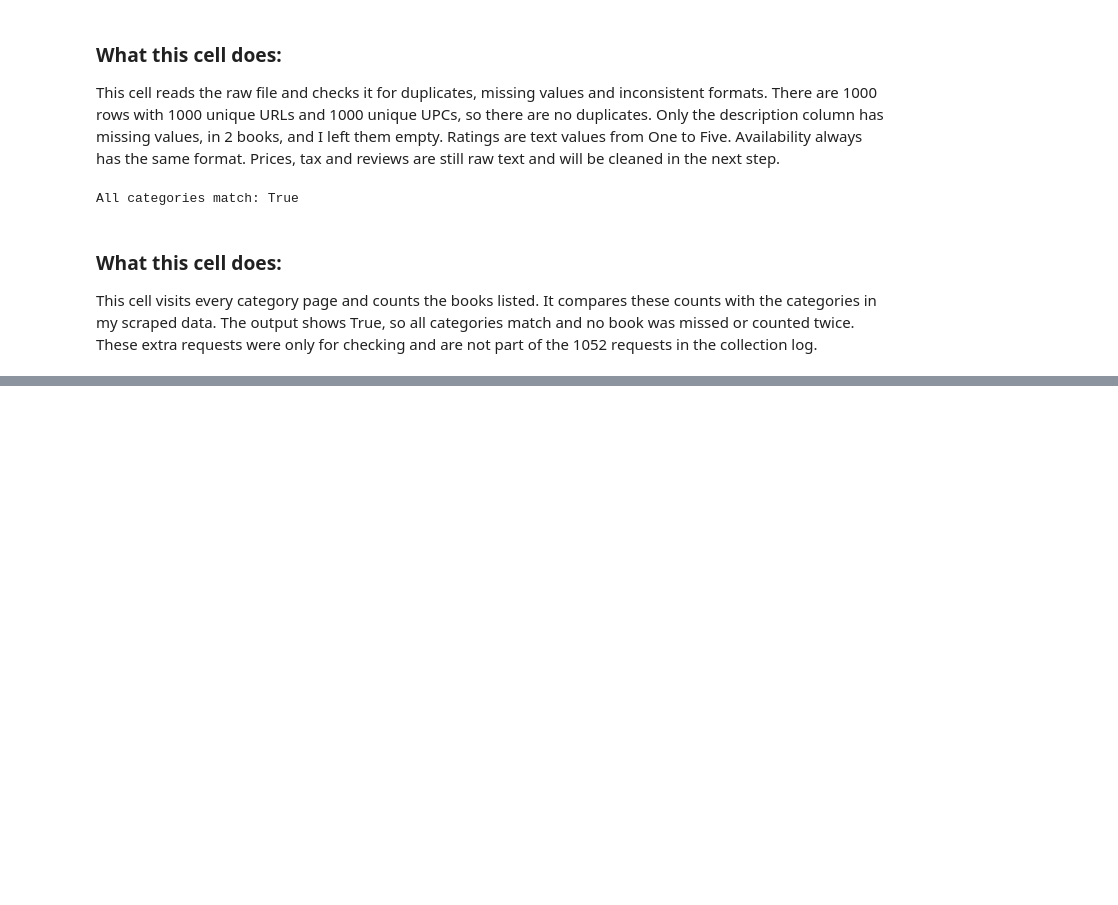
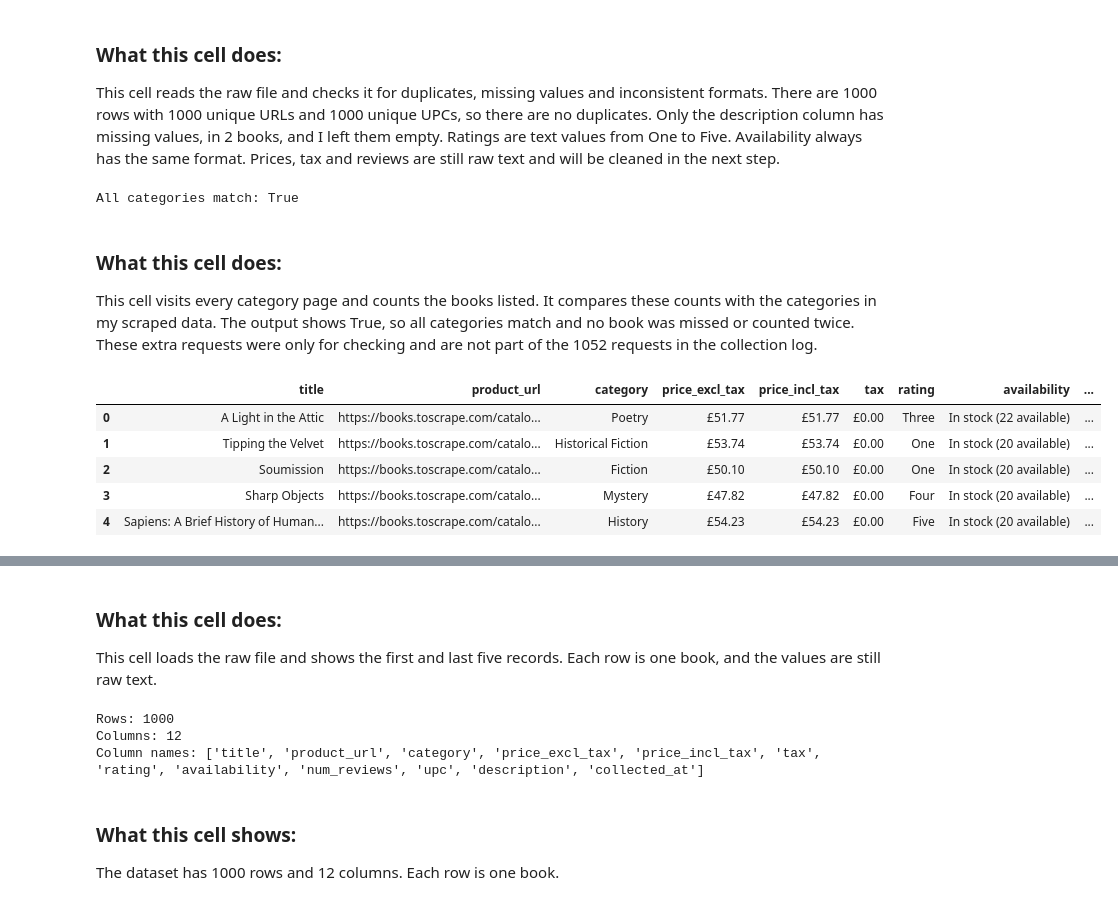
Before and after one commit to l253042/E-commerce, a Jupyter notebook: notebooks/E-commerce.ipynb, the cells around one changed output, grey strips where cells are left out. Drawn from its saved outputs; the diff is of its cells as text; code cells hidden in the pictures; blank space fills up the shorter version.

Commit message:
Step 3: dataset understanding with checks and explanations

```diff
--- a/notebooks/E-commerce.ipynb
+++ b/notebooks/E-commerce.ipynb
@@ -224,3 +224,17 @@ All categories match: True
 # %% [markdown]
 ### What this cell does:
 This cell visits every category page and counts the books listed. It compares these counts with the categories in my scraped data. The output shows True, so all categories match and no book was missed or counted twice. These extra requests were only for checking and are not part of the 1052 requests in the collection log.
+# %%
+pd.set_option("display.max_columns", None)
+pd.set_option("display.max_colwidth", 40)
+
+books = pd.read_csv(RAW_PATH)
+display(books.head())
+display(books.tail())
+# %% [output]
+|  | title | product_url | category | price_excl_tax | price_incl_tax | tax | rating | availability | ... |
+| 0 | A Light in the Attic | https://books.toscrape.com/catalo... | Poetry | £51.77 | £51.77 | £0.00 | Three | In stock (22 available) | ... |
+| 1 | Tipping the Velvet | https://books.toscrape.com/catalo... | Historical Fiction | £53.74 | £53.74 | £0.00 | One | In stock (20 available) | ... |
+| 2 | Soumission | https://books.toscrape.com/catalo... | Fiction | £50.10 | £50.10 | £0.00 | One | In stock (20 available) | ... |
+| 3 | Sharp Objects | https://books.toscrape.com/catalo... | Mystery | £47.82 | £47.82 | £0.00 | Four | In stock (20 available) | ... |
+| 4 | Sapiens: A Brief History of Human... | https://books.toscrape.com/catalo... | History | £54.23 | £54.23 | £0.00 | Five | In stock (20 available) | ... |
@@ -226,0 +247,14 @@ This cell visits every category page and counts the books listed. It compares th
+# %% [markdown]
+### What this cell does:
+This cell loads the raw file and shows the first and last five records. Each row is one book, and the values are still raw text.
+# %%
+print("Rows:", books.shape[0])
+print("Columns:", books.shape[1])
+print("Column names:", list(books.columns))
+# %% [output]
+Rows: 1000
+Columns: 12
+Column names: ['title', 'product_url', 'category', 'price_excl_tax', 'price_incl_tax', 'tax', 'rating', 'availability', 'num_reviews', 'upc', 'description', 'collected_at']
+# %% [markdown]
+### What this cell shows:
+The dataset has 1000 rows and 12 columns. Each row is one book.
```
Also changed, not shown: parts of 19 cells of this notebook.
